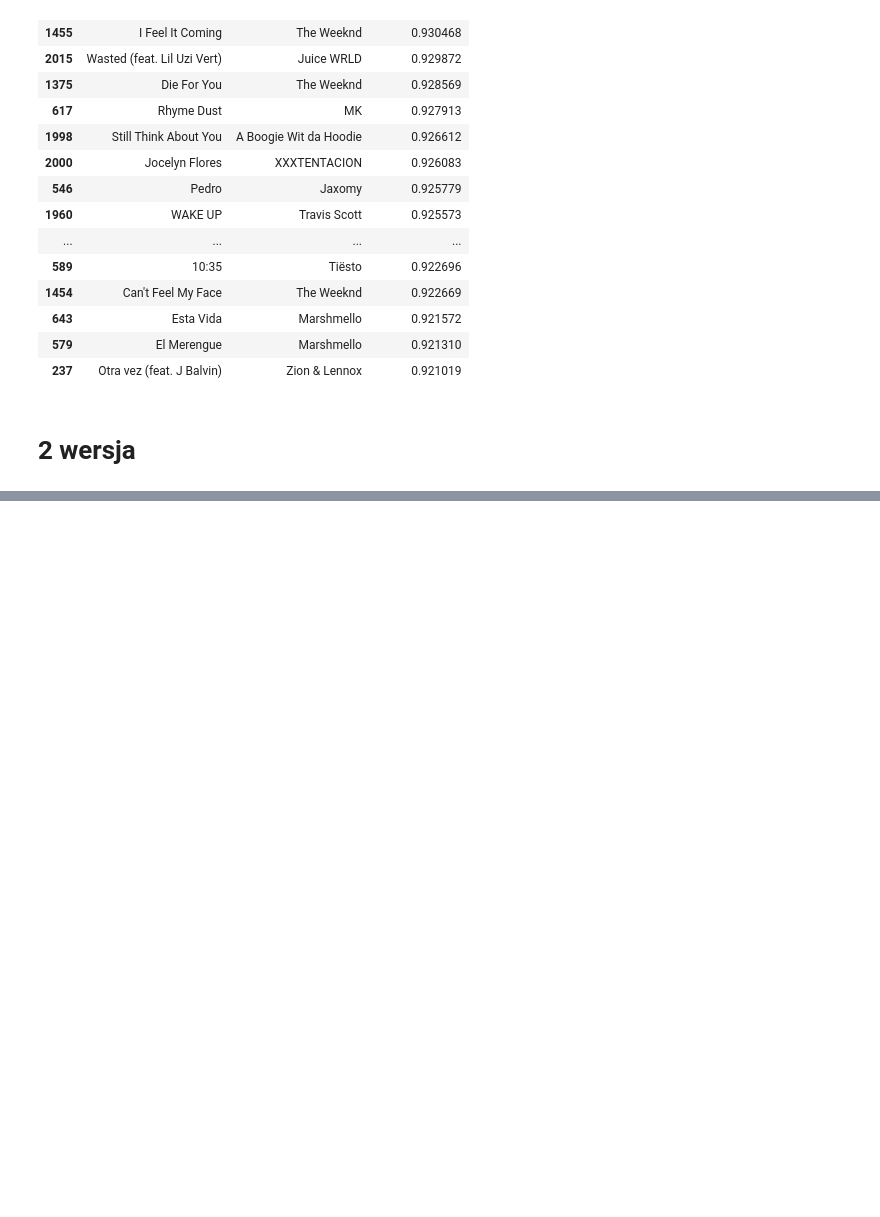
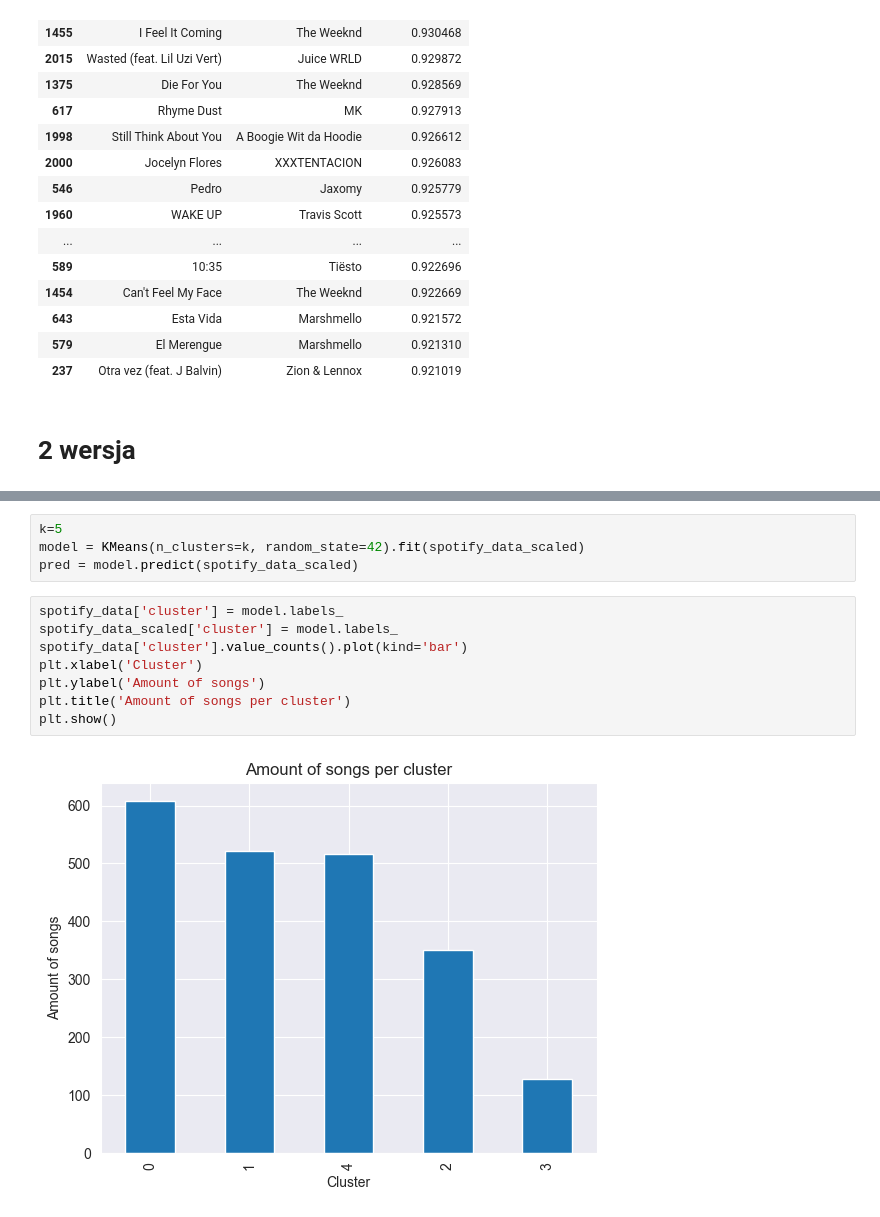
Before and after one commit to aleksandra0014/spotify_predictor_and_recommendation, a Jupyter notebook: clusterization.ipynb, the cells around one changed output, grey strips where cells are left out. Drawn from its saved outputs; the diff is of its cells as text; blank space fills up the shorter version.

```diff
--- a/clusterization.ipynb
+++ b/clusterization.ipynb
@@ -195,0 +320,14 @@ top_similarities_filtered[['track', 'artist_x', 'similarity_score']].head(20)
+# %%
+k=5
+model = KMeans(n_clusters=k, random_state=42).fit(spotify_data_scaled)
+pred = model.predict(spotify_data_scaled)
+# %%
+spotify_data['cluster'] = model.labels_
+spotify_data_scaled['cluster'] = model.labels_
+spotify_data['cluster'].value_counts().plot(kind='bar')
+plt.xlabel('Cluster')
+plt.ylabel('Amount of songs')
+plt.title('Amount of songs per cluster')
+plt.show()
+# %% [output]
+[figure, added]
```
Also changed, not shown: parts of 18 cells of this notebook, 2 other files.
